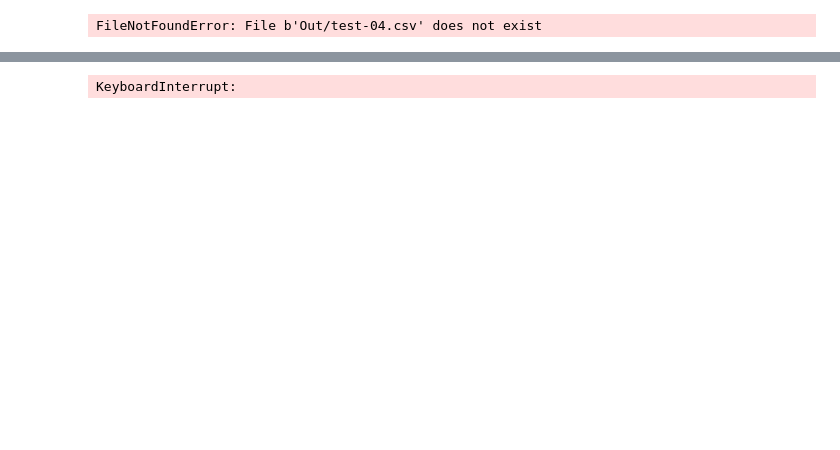
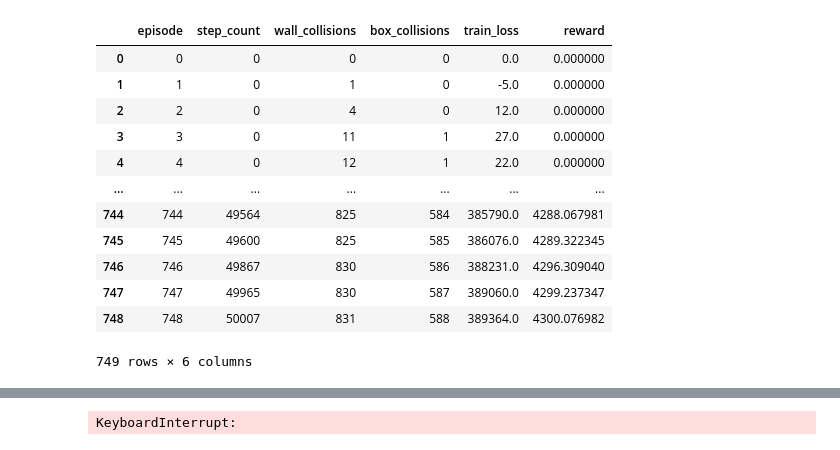
Before and after one commit to neuralcodinglab/RL-mobility, a Jupyter notebook: Python/Experiments/test01-10_evaluation.ipynb, the cells around one changed output, grey strips where cells are left out. Cells and saved outputs as stored; diff of their text form; code cells hidden in the pictures; blank space fills up the shorter version.

```diff
--- a/Python/Experiments/test01-10_evaluation.ipynb
+++ b/Python/Experiments/test01-10_evaluation.ipynb
@@ -4,10 +4,22 @@ import seaborn as sns
 import matplotlib.pyplot as plt
 import numpy as np
 # %%
-LOGFILE = 'Out/test-04.csv'
+LOGFILE = 'Out/test-06.csv'
 data = pd.read_csv(LOGFILE)
 data
 # %% [output]
+|  | episode | step_count | wall_collisions | box_collisions | train_loss | reward |
+| 0 | 0 | 0 | 0 | 0 | 0.0 | 0.000000 |
+| 1 | 1 | 0 | 1 | 0 | -5.0 | 0.000000 |
+| 2 | 2 | 0 | 4 | 0 | 12.0 | 0.000000 |
+| 3 | 3 | 0 | 11 | 1 | 27.0 | 0.000000 |
+| 4 | 4 | 0 | 12 | 1 | 22.0 | 0.000000 |
+| ... | ... | ... | ... | ... | ... | ... |
+| 744 | 744 | 49564 | 825 | 584 | 385790.0 | 4288.067981 |
+| 745 | 745 | 49600 | 825 | 585 | 386076.0 | 4289.322345 |
+| 746 | 746 | 49867 | 830 | 586 | 388231.0 | 4296.309040 |
+| 747 | 747 | 49965 | 830 | 587 | 389060.0 | 4299.237347 |
+| 748 | 748 | 50007 | 831 | 588 | 389364.0 | 4300.076982 |
-FileNotFoundError: File b'Out/test-04.csv' does not exist
+749 rows × 6 columns
 # %%
 sns.lineplot(data=data,x='episode',y='reward')
```
Also changed, not shown: parts of 4 cells of this notebook, 2 other files.
